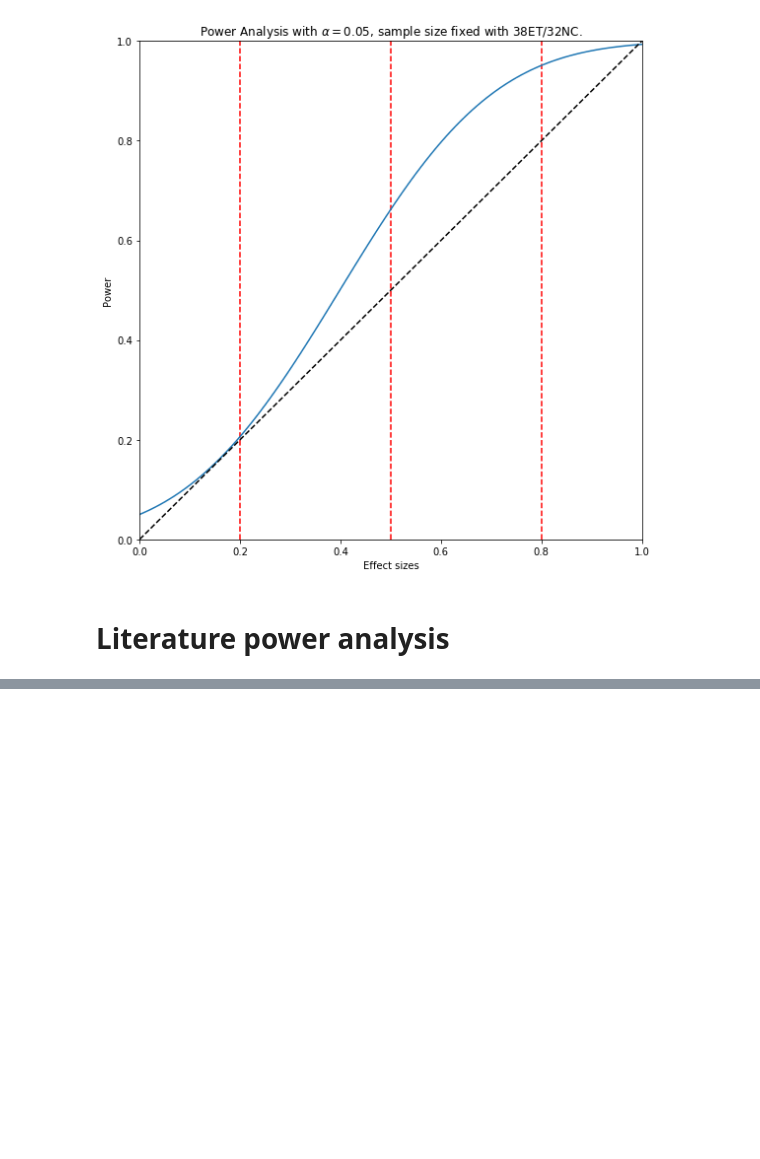
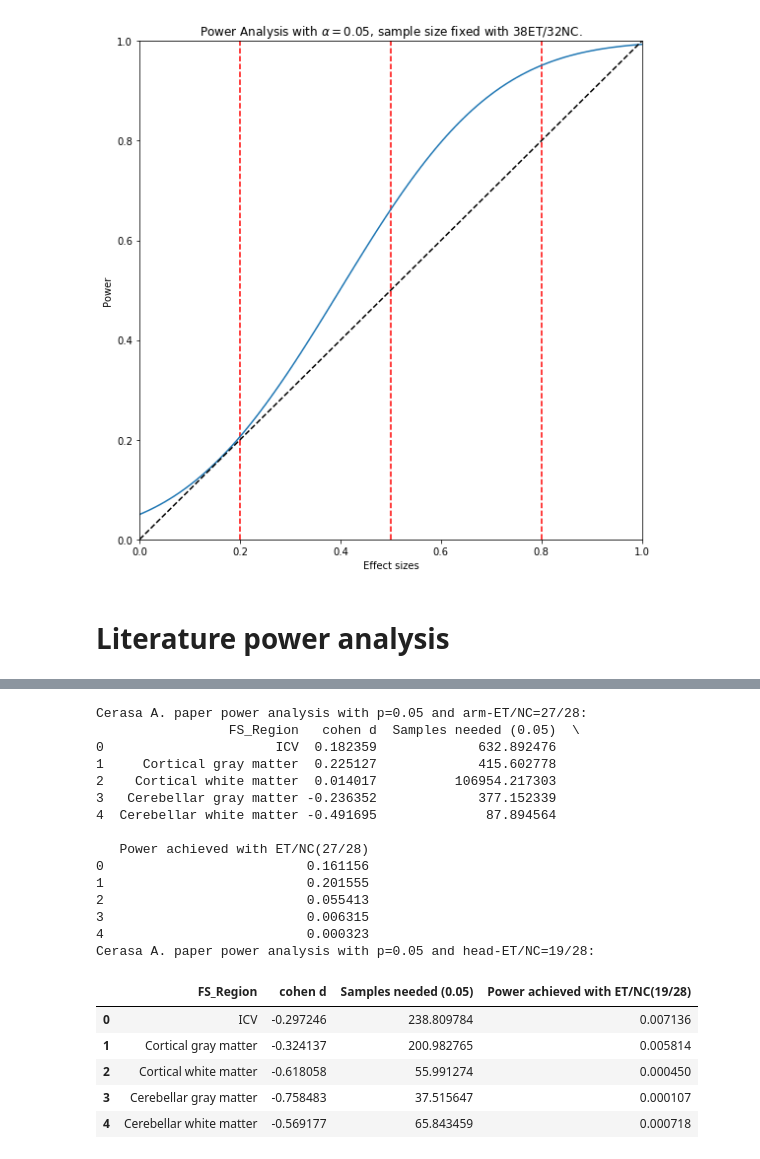
Before and after one commit to Vincent-wq/Replicability-of-PD-ICA, a Jupyter notebook: codes/devel/cerebellum_confounder/0_power_analysis.ipynb, the cells around one changed output, grey strips where cells are left out. Saved outputs shown, nothing was run; the diff lists cells and outputs as text; code cells hidden in the pictures; blank space fills up the shorter version.

Commit message:
2 more papers updated.

```diff
--- a/codes/devel/cerebellum_confounder/0_power_analysis.ipynb
+++ b/codes/devel/cerebellum_confounder/0_power_analysis.ipynb
@@ -68,12 +68,11 @@ plt.tight_layout()
 from math import sqrt
 from statsmodels.stats import power
 import pandas as pd
-def cohend_sts(dat1, dat2):
+def cohend_sts(n1,m1,s1,n2,m2,s2):
     # Cohen's d for independent samples with different sample sizes
     import numpy as np
     from math import sqrt
-    n1, m1, s1 = dat1;
-    n2, m2, s2 = dat2;
+    s1 = s1*s1; s2 = s2*s2;
     s = sqrt(((n1 - 1) * s1 + (n2 - 1) * s2) / (n1 + n2 - 2)) # calculate the pooled standard deviation
     d_coh_val = (m1 - m2) / s; # calculate the effect size
     #print('Cohens d: %.3f' % d_coh_val)
@@ -87,5 +86,3 @@ def cohend_from_z2(z, n1, n2):
 def power_cal():
 
     return
-
-print(r'alpha=0.05, power=0.8, effect size=0.5: sample size:', power.tt_ind_solve_power(effect_size = 0.5, alpha =0.05, power=0.8))
@@ -184,0 +157,58 @@ p1_df
+# %%
+# paper3
+p3_n_arm_et=27; p3_n_head_et=19; p3_n_nc=28; p = 0.05;
+p3_roi=['ICV', 'Cortical gray matter', 'Cortical white matter', 'Cerebellar gray matter',
+        'Cerebellar white matter']
+p3_m_arm_et  = [1434.7, 413.5, 385.3, 89.6, 23.9];
+p3_s_arm_et  = [127.5, 49.5, 57.1, 11.1, 3];
+p3_m_head_et = [1375.8, 393.8, 358.9, 86, 23.5];
+p3_s_head_et = [119.7, 30.5, 41.1, 7.1, 3.3];
+p3_m_nc = [1411.9, 404.1, 384.6, 91.9, 25.7];
+p3_s_nc = [122.6, 32.6, 41.9, 8.2, 4.2];
+
+p3_g_arm_cohend=[]; p3_g_head_cohend=[]
+for i in range(len(p3_roi)):
+    p3_g_arm_cohend.append(cohend_sts(p3_n_arm_et,p3_m_arm_et[i],p3_s_arm_et[i],
+                                      p3_n_nc,p3_m_nc[i],p3_s_nc[i]));
+    p3_g_head_cohend.append(cohend_sts(p3_n_head_et,p3_m_head_et[i],p3_s_head_et[i],
+                                      p3_n_nc,p3_m_nc[i],p3_s_nc[i]));
+
+p3_g_arm_samples_needed = [power.tt_ind_solve_power(effect_size=x, alpha=p, power=0.9) for x in p3_g_arm_cohend];
+p3_g_arm_power_achieved = [power.tt_ind_solve_power(effect_size=x, nobs1=p3_n_arm_et, alpha=p, ratio=p3_n_arm_et/p3_n_nc, alternative='larger') for x in p3_g_arm_cohend];
+
+p3_g_head_samples_needed = [power.tt_ind_solve_power(effect_size=x, alpha=p, power=0.9) for x in p3_g_head_cohend];
+p3_g_head_power_achieved = [power.tt_ind_solve_power(effect_size=x, nobs1=p3_n_head_et, alpha=p, ratio=p3_n_head_et/p3_n_nc, alternative='larger') for x in p3_g_head_cohend];
+
+p3_g_arm_res={"FS_Region":p3_roi,"cohen d":p3_g_arm_cohend,"Samples needed ("+str(p)+")":p3_g_arm_samples_needed,
+              "Power achieved with ET/NC("+str(p3_n_arm_et)+"/"+str(p3_n_nc)+")":p3_g_arm_power_achieved}
+p3_g_arm_df=pd.DataFrame(p3_g_arm_res)
+print("Cerasa A. paper power analysis with p=0.05 and arm-ET/NC=27/28:")
+print(p3_g_arm_df)
+
+p3_g_head_res={"FS_Region":p3_roi,"cohen d":p3_g_head_cohend,"Samples needed ("+str(p)+")":p3_g_head_samples_needed,
+              "Power achieved with ET/NC("+str(p3_n_head_et)+"/"+str(p3_n_nc)+")":p3_g_head_power_achieved}
+p3_g_head_df=pd.DataFrame(p3_g_head_res)
+print("Cerasa A. paper power analysis with p=0.05 and head-ET/NC=19/28:")
+p3_g_head_df
+# %% [output]
+Cerasa A. paper power analysis with p=0.05 and arm-ET/NC=27/28:
+                 FS_Region   cohen d  Samples needed (0.05)  \
+0                      ICV  0.182359             632.892476
+1     Cortical gray matter  0.225127             415.602778
+2    Cortical white matter  0.014017          106954.217303
+3   Cerebellar gray matter -0.236352             377.152339
+4  Cerebellar white matter -0.491695              87.894564
+
+   Power achieved with ET/NC(27/28)
+0                          0.161156
+1                          0.201555
+2                          0.055413
+3                          0.006315
+4                          0.000323
+Cerasa A. paper power analysis with p=0.05 and head-ET/NC=19/28:
+|  | FS_Region | cohen d | Samples needed (0.05) | Power achieved with ET/NC(19/28) |
+| 0 | ICV | -0.297246 | 238.809784 | 0.007136 |
+| 1 | Cortical gray matter | -0.324137 | 200.982765 | 0.005814 |
+| 2 | Cortical white matter | -0.618058 | 55.991274 | 0.000450 |
+| 3 | Cerebellar gray matter | -0.758483 | 37.515647 | 0.000107 |
+| 4 | Cerebellar white matter | -0.569177 | 65.843459 | 0.000718 |
```
Also changed, not shown: parts of 11 cells of this notebook.
